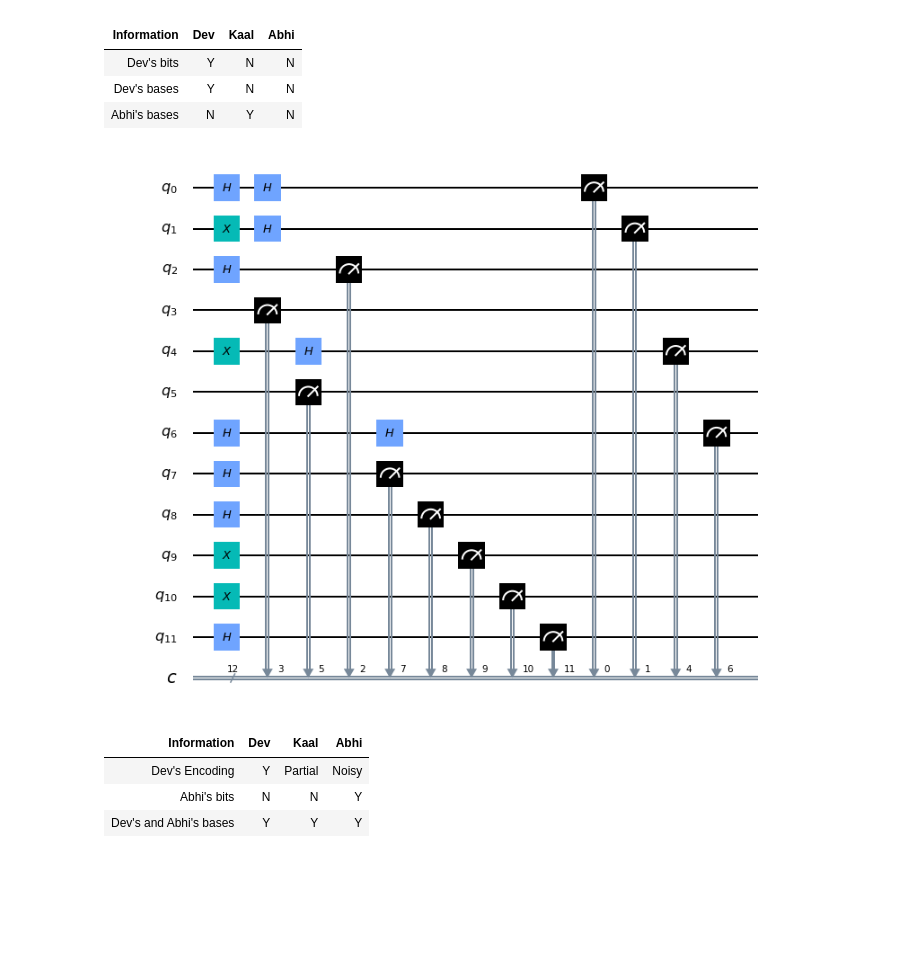
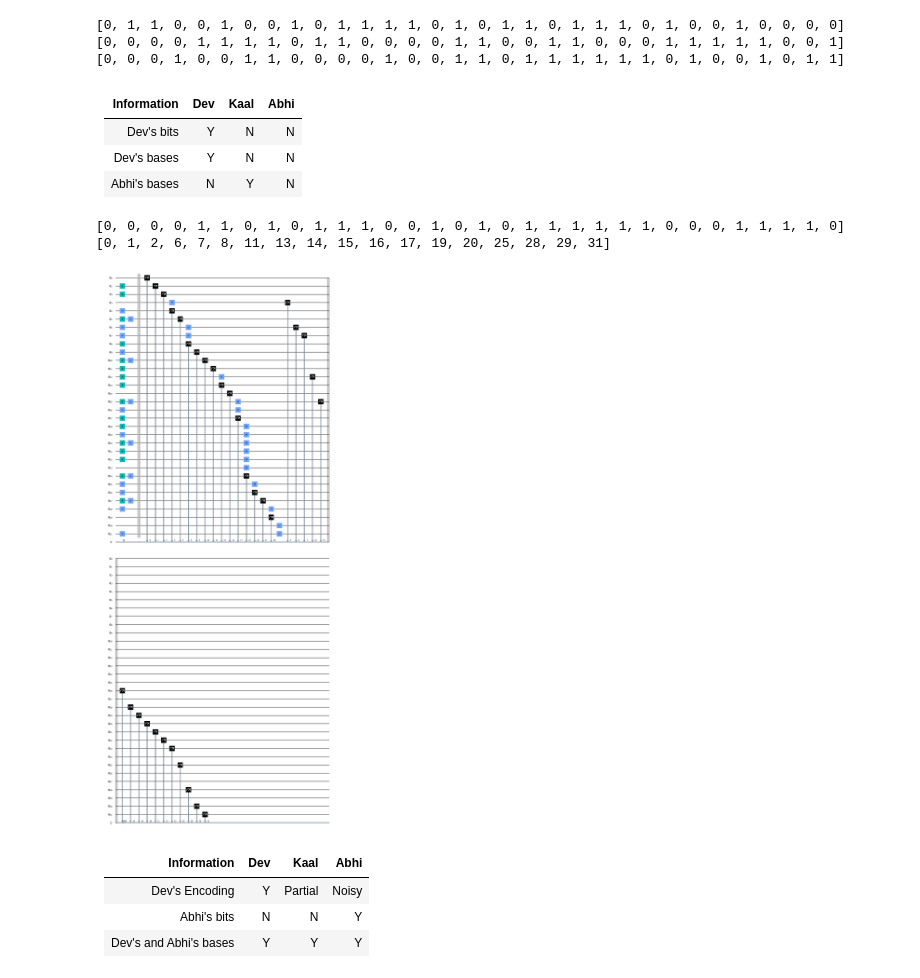
Before and after one commit to rathilakshika/The-BB84-Protocol, a Jupyter notebook: BB84.ipynb, the cells around one changed output. Cells and saved outputs as stored; diff of their text form; code cells hidden in the pictures; blank space fills up the shorter version.

```diff
--- a/BB84.ipynb
+++ b/BB84.ipynb
@@ -41,6 +41,7 @@ def encode_bits(bits, bases):
             if bits[i] == 1:
                 base_circuit.x(i)
                 base_circuit.h(i)
+    base_circuit.barrier()
     return base_circuit
 # %%
 def measure_bits1(bits, bases):
@@ -89,18 +90,31 @@ def toeplitz(n, k, bits):
             matrix[i,j] = seed[i - j + n - 1]
     key = np.matmul(matrix, np.transpose((np.array(bits))))
     return [bit%2 for bit in key]
+# %%
+def QCC(bits) :
+    return bits
+# %%
+def CAC(bits) :
+    return bits
 # %%
-n = 3
-N = 12
+n = 8
+N = 32
 
 #Step 1 - Dev generates bits
 dev_bits = bit_string(N)
+print(dev_bits)
 
 #Step 2 - Dev generates the bases string
 dev_bases = bit_string(N)
+print(dev_bases)
 
 #Step 3 - Abhi generates the bases string
 abhi_bases = bit_string(N)
+print(abhi_bases)
+# %% [output]
+[0, 1, 1, 0, 0, 1, 0, 0, 1, 0, 1, 1, 1, 1, 0, 1, 0, 1, 1, 0, 1, 1, 1, 0, 1, 0, 0, 1, 0, 0, 0, 0]
+[0, 0, 0, 0, 1, 1, 1, 1, 0, 1, 1, 0, 0, 0, 0, 1, 1, 0, 0, 1, 1, 0, 0, 0, 1, 1, 1, 1, 1, 0, 0, 1]
+[0, 0, 0, 1, 0, 0, 1, 1, 0, 0, 0, 0, 1, 0, 0, 1, 1, 0, 1, 1, 1, 1, 1, 1, 0, 1, 0, 0, 1, 0, 1, 1]
 # %% [markdown]
 |Information|Dev|Kaal|Abhi|
 |:-:|:-:|:-:|:-:|
@@ -110,21 +124,28 @@ abhi_bases = bit_string(N)
 # %%
 #Step 4 - Dev encodes his bits in the chosen bases
 dev_encode = encode_bits(dev_bits, dev_bases)
 
 #Step 5 - Dev sends his encoded bits to Abhi and Kaal tries to intercept over the Quantum channel
+received_encode = QCC(dev_encode)
 
 #Step 6 - Abhi measures Dev's bits in the chosen bases
-abhi_circuit, abhi_bits = measure_bits(dev_encode, abhi_bases)
+abhi_circuit, abhi_bits = measure_bits(received_encode, abhi_bases)
+print(abhi_bits)
 
 #Step 7 - Abhi announces that he has received the encoding and measured it over CAC
 
 #Step 8 - Dev and Abhi exchange their bases over CAC
+d2a = CAC(dev_bases)
+a2d = CAC(abhi_bases)
 
 #Step 9 - Dev and Abhi discard all the bits that correspond to disagreed bases
 agreed_base_indices = agreed_bases(dev_bases, abhi_bases)
+print(agreed_base_indices)
 abhi_circuit.draw(output = 'mpl')
 # %% [output]
+[0, 0, 0, 0, 1, 1, 0, 1, 0, 1, 1, 1, 0, 0, 1, 0, 1, 0, 1, 1, 1, 1, 1, 1, 0, 0, 0, 1, 1, 1, 1, 0]
+[0, 1, 2, 6, 7, 8, 11, 13, 14, 15, 16, 17, 19, 20, 25, 28, 29, 31]
-[figure, old version]
+[figure, new version]
 # %% [markdown]
 |Information|Dev|Kaal|Abhi|
 |:-:|:-:|:-:|:-:|
```
Also changed, not shown: parts of 2 cells of this notebook.
